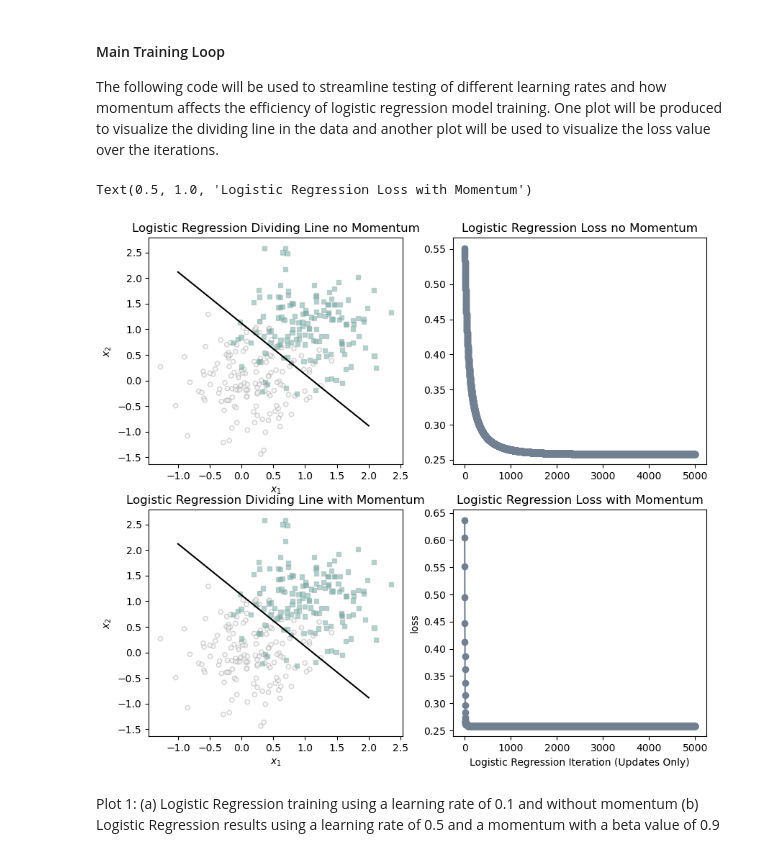
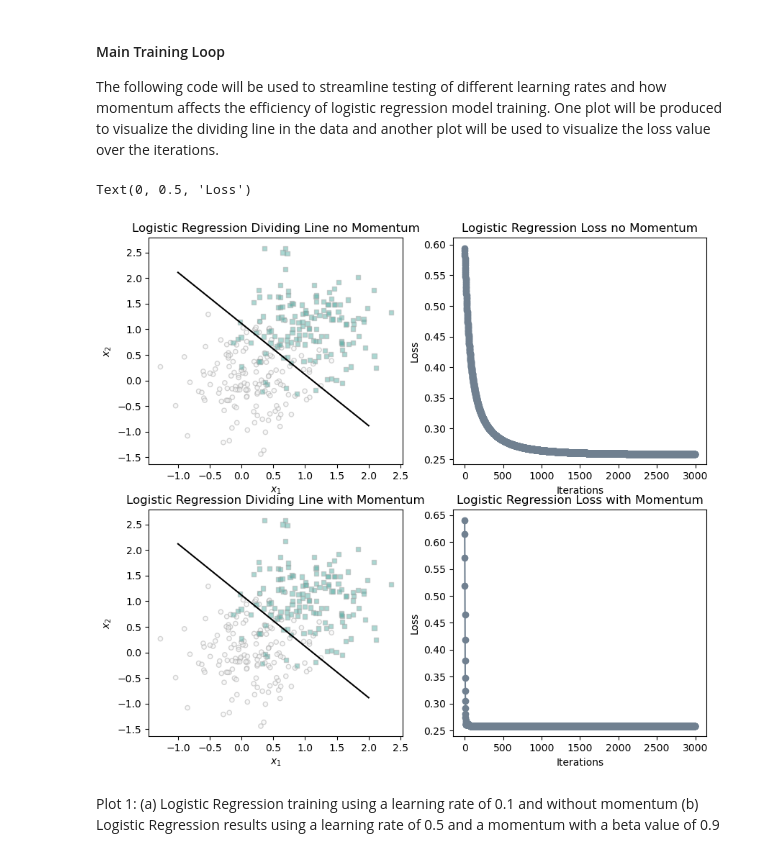
Before and after one commit to elavallee-github/elavallee-github.github.io, a Jupyter notebook: posts/logistic-blog/LogisticRegressionBlog.ipynb, the cells around one changed output. Drawn from its saved outputs; the diff is of its cells as text; code cells hidden in the pictures.

```diff
--- a/posts/logistic-blog/LogisticRegressionBlog.ipynb
+++ b/posts/logistic-blog/LogisticRegressionBlog.ipynb
@@ -91,28 +91,34 @@ def train_LR(X, y, alpha, beta, max_iters):
     ax[1].scatter(torch.arange(len(loss_vec)), loss_vec, color = "slategrey")
     labs = plt.gca().set(xlabel = "Logistic Regression Iteration (Updates Only)", ylabel = "loss")
 # %%
-w_nm, loss_vec_nm = train_LR(X, y, alpha=0.1, beta=0.0, max_iters=5000)
-w_wm, loss_vec_wm = train_LR(X, y, alpha=0.5, beta=0.9, max_iters=5000)
+w_nm, loss_vec_nm = train_LR(X, y, alpha=0.1, beta=0.0, max_iters=3000)
+w_wm, loss_vec_wm = train_LR(X, y, alpha=0.5, beta=0.9, max_iters=3000)
 
 
 fig, ax = plt.subplots(2, 2, figsize=(10,9))
 plot_classification_data(X, y, ax[0,0])
 plot_classification_data(X, y, ax[1,0])
 draw_line(w_nm, -1, 2, ax[0,0], color = "black")
 draw_line(w_wm, -1, 2, ax[1,0], color = "black")
 ax[0,1].plot(loss_vec_nm, color = "slategrey")
 ax[0,1].scatter(torch.arange(len(loss_vec_nm)), loss_vec_nm, color = "slategrey")
 ax[1,1].plot(loss_vec_wm, color = "slategrey")
 ax[1,1].scatter(torch.arange(len(loss_vec_wm)), loss_vec_wm, color = "slategrey")
 labs = plt.gca().set(xlabel = "Logistic Regression Iteration (Updates Only)", ylabel = "loss")
 ax[0,0].set_title("Logistic Regression Dividing Line no Momentum")
 ax[1,0].set_title("Logistic Regression Dividing Line with Momentum")
 
 ax[0,1].set_title("Logistic Regression Loss no Momentum")
 ax[1,1].set_title("Logistic Regression Loss with Momentum")
+
+ax[0,1].set_xlabel("Iterations")
+ax[1,1].set_xlabel("Iterations")
+
+ax[0,1].set_ylabel("Loss")
+ax[1,1].set_ylabel("Loss")
 # %% [output]
-Text(0.5, 1.0, 'Logistic Regression Loss with Momentum')
+Text(0, 0.5, 'Loss')
-[figure, old version]
+[figure, new version]
 # %% [markdown]
 Plot 1: (a) Logistic Regression training using a learning rate of 0.1 and without momentum
         (b) Logistic Regression results using a learning rate of 0.5 and a momentum with a beta value of 0.9
```
Also changed, not shown: 4 other files.
